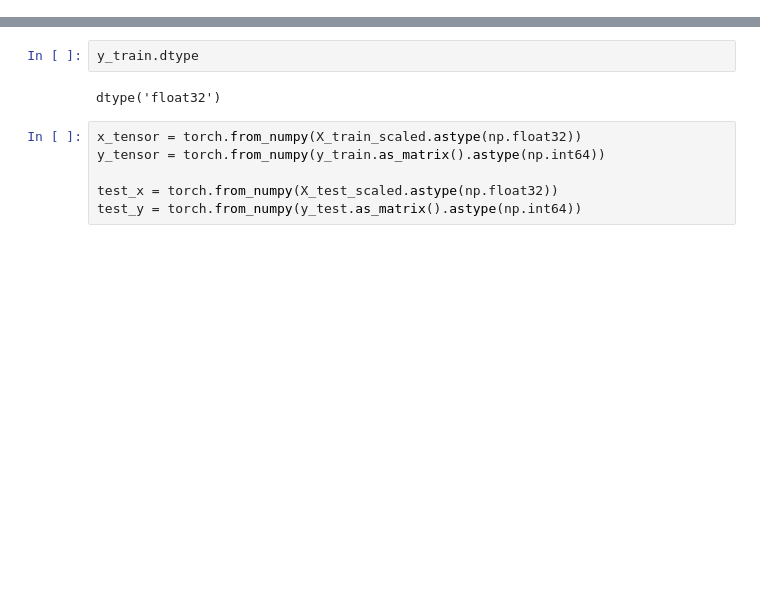
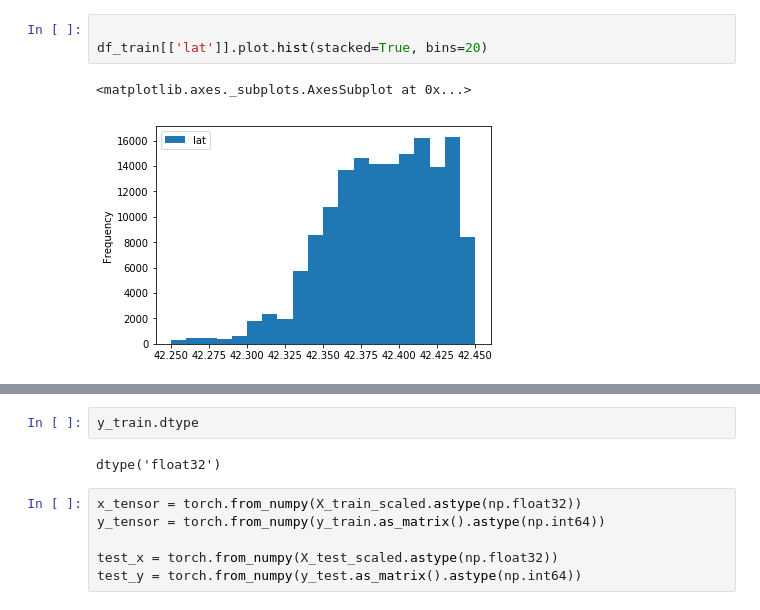
Before and after one commit to liufuyang/coursera-Applied-Machine-Learning-in-Python, a Jupyter notebook: Assigment 4 - Pytorch.ipynb, the cells around one changed output, grey strips where cells are left out. Saved outputs shown, nothing was run; the diff lists cells and outputs as text; blank space fills up the shorter version.

```diff
--- a/Assigment 4 - Pytorch.ipynb
+++ b/Assigment 4 - Pytorch.ipynb
@@ -113,0 +165,6 @@ Index(['fine_amount', 'late_fee', 'discount_amount', 'judgment_amount',
+# %%
+
+df_train[['lat']].plot.hist(stacked=True, bins=20)
+# %% [output]
+<matplotlib.axes._subplots.AxesSubplot at 0x...>
+[figure, added]
```
Also changed, not shown: parts of 18 cells of this notebook.
